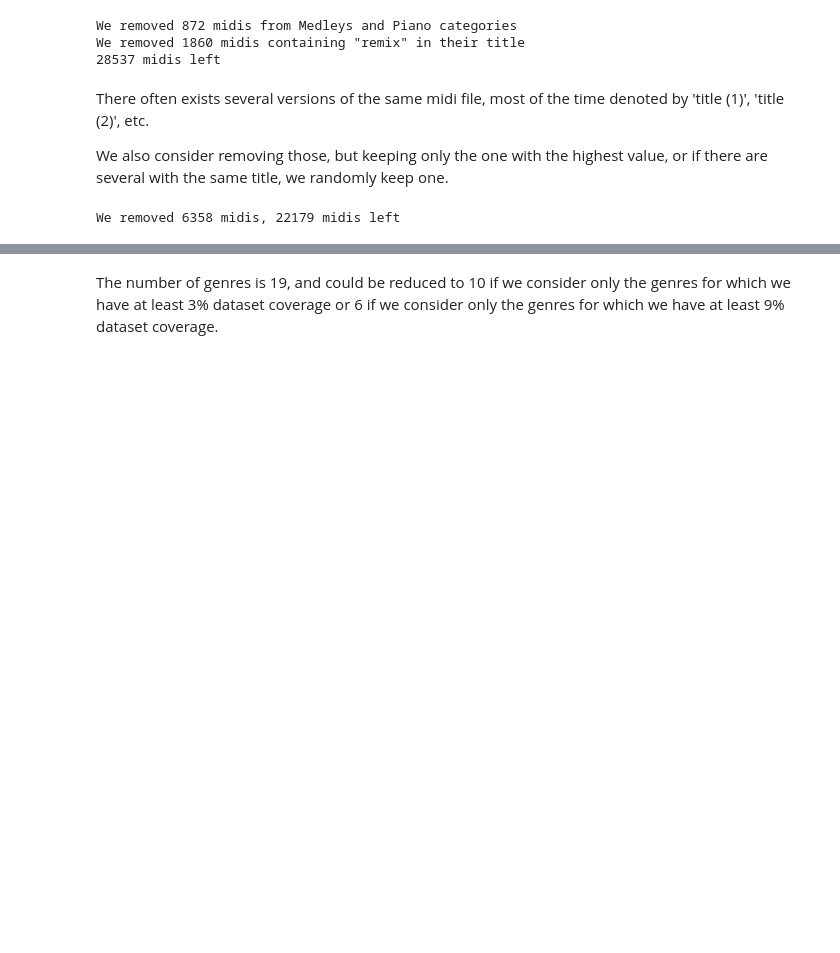
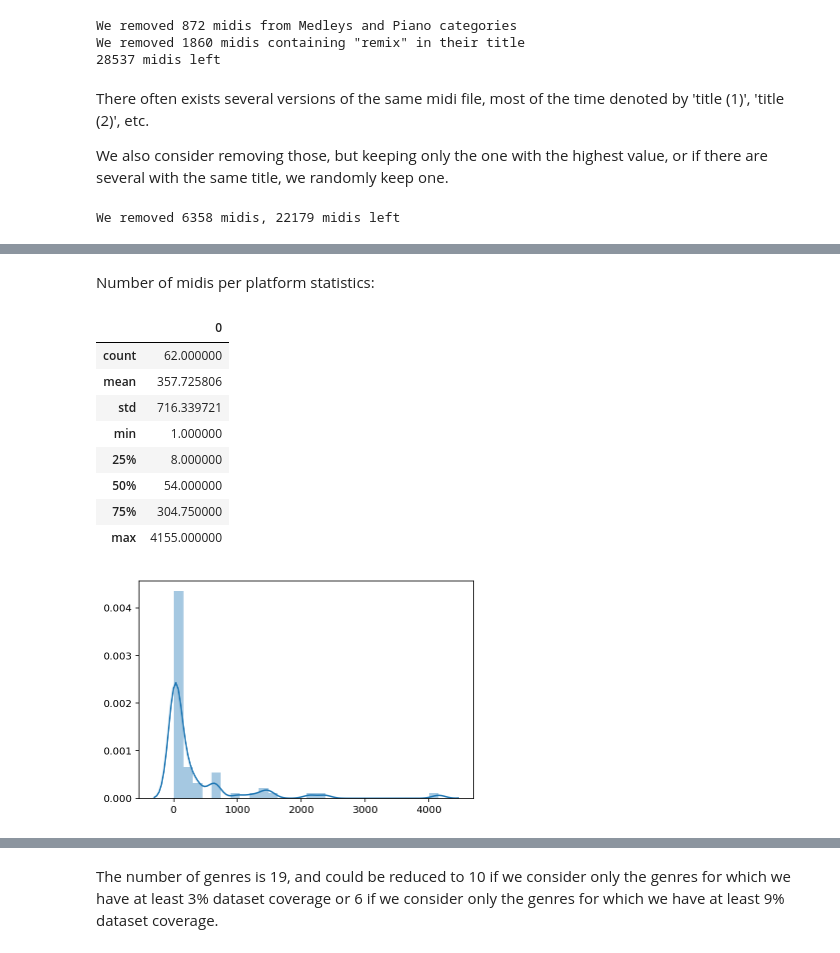
Before and after one commit to cedricviaccoz/musicology, a Jupyter notebook: dataset/Data Exploration.ipynb, the cells around one changed output, grey strips where cells are left out. Drawn from its saved outputs; the diff is of its cells as text; code cells hidden in the pictures; blank space fills up the shorter version.

```diff
--- a/dataset/Data Exploration.ipynb
+++ b/dataset/Data Exploration.ipynb
@@ -73,0 +125,16 @@ genres_df = pd.read_csv('midi_dataframe_genres.csv', parse_dates=[11])
+# %% [markdown]
+Number of midis per platform statistics:
+# %%
+sns.distplot(df.groupby('tgdb_platform').size().to_frame())
+df.groupby('tgdb_platform').size().to_frame().describe()
+# %% [output]
+|  | 0 |
+| count | 62.000000 |
+| mean | 357.725806 |
+| std | 716.339721 |
+| min | 1.000000 |
+| 25% | 8.000000 |
+| 50% | 54.000000 |
+| 75% | 304.750000 |
+| max | 4155.000000 |
+[figure, added]
```
Also changed, not shown: parts of 30 cells of this notebook.
